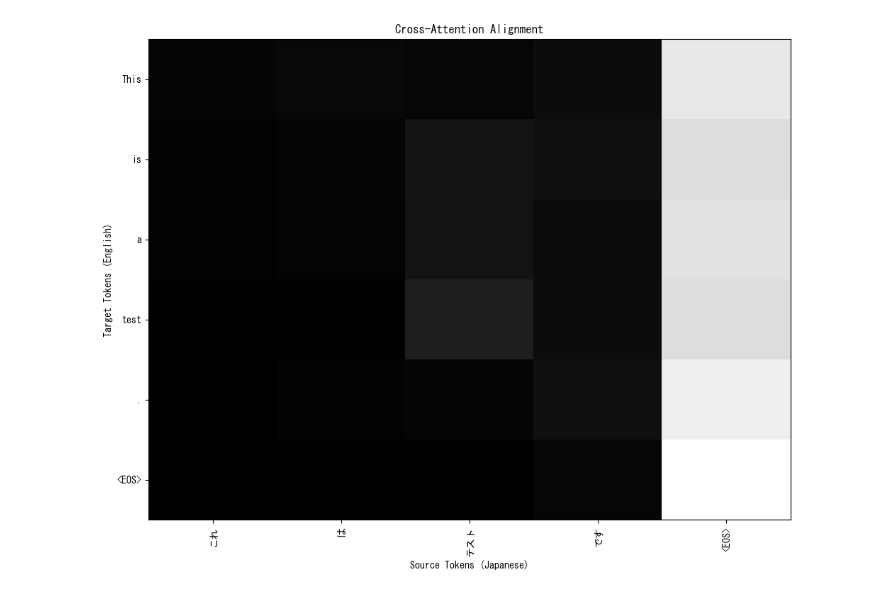
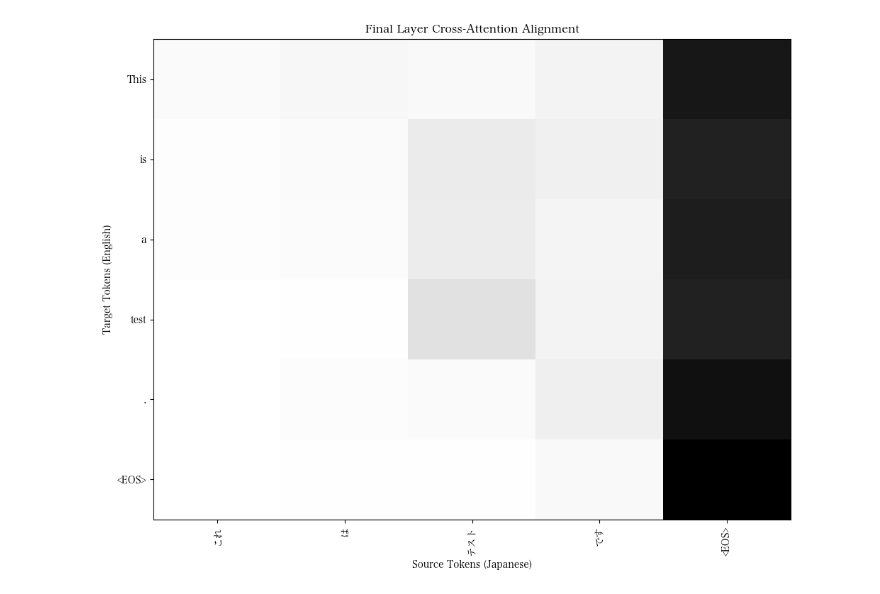
Before and after one commit to MatthewBradon/BookTranslator, a Jupyter notebook: visualizing_attention_weights.ipynb, the cells around one changed output. Drawn from its saved outputs; the diff is of its cells as text; code cells hidden in the pictures.

Commit message:
Added laster layer

```diff
--- a/visualizing_attention_weights.ipynb
+++ b/visualizing_attention_weights.ipynb
@@ -1,8 +1,9 @@
 # %%
+
 from transformers import MarianMTModel, MarianTokenizer
 import torch
 import matplotlib.pyplot as plt
-plt.rcParams['font.family'] = 'MS Gothic'
+plt.rcParams['font.family'] = 'Hiragino Mincho ProN'
 
 model_name = "Helsinki-NLP/opus-mt-ja-en"
 tokenizer = MarianTokenizer.from_pretrained(model_name)
@@ -28,22 +28,22 @@ avg_attn = cross_attn.mean(dim=(0, 2)).squeeze()     # average over layers & hea
 src_tokens = tokenizer.convert_ids_to_tokens(inputs["input_ids"][0])
 tgt_tokens = tokenizer.convert_ids_to_tokens(decoder_inputs["input_ids"][0])
 # %%
-# Process tokens for better readability
+# Clean tokens for display
 def clean_tokens(tokens):
     return [token.replace('▁', '').replace('</s>', '<EOS>') for token in tokens]
 
 src_tokens = clean_tokens(tokenizer.convert_ids_to_tokens(inputs["input_ids"][0]))
 tgt_tokens = clean_tokens(tokenizer.convert_ids_to_tokens(decoder_inputs["input_ids"][0]))
 
-# Plot
+# Plot attention matrix
 plt.figure(figsize=(10, 8))
-plt.imshow(avg_attn.detach().cpu().numpy(), cmap='verdis', aspect='auto')
+plt.imshow(avg_attn.detach().cpu().numpy(), cmap='gray_r', aspect='auto')
 plt.xticks(range(len(src_tokens)), src_tokens, rotation=90)
 plt.yticks(range(len(tgt_tokens)), tgt_tokens)
 plt.xlabel("Source Tokens (Japanese)")
 plt.ylabel("Target Tokens (English)")
-plt.title("Cross-Attention Alignment")
+plt.title("Final Layer Cross-Attention Alignment")
 plt.tight_layout()
 plt.show()
 # %% [output]
-[figure, old version]
+[figure, new version]
```
Also changed, not shown: parts of 2 cells of this notebook.
